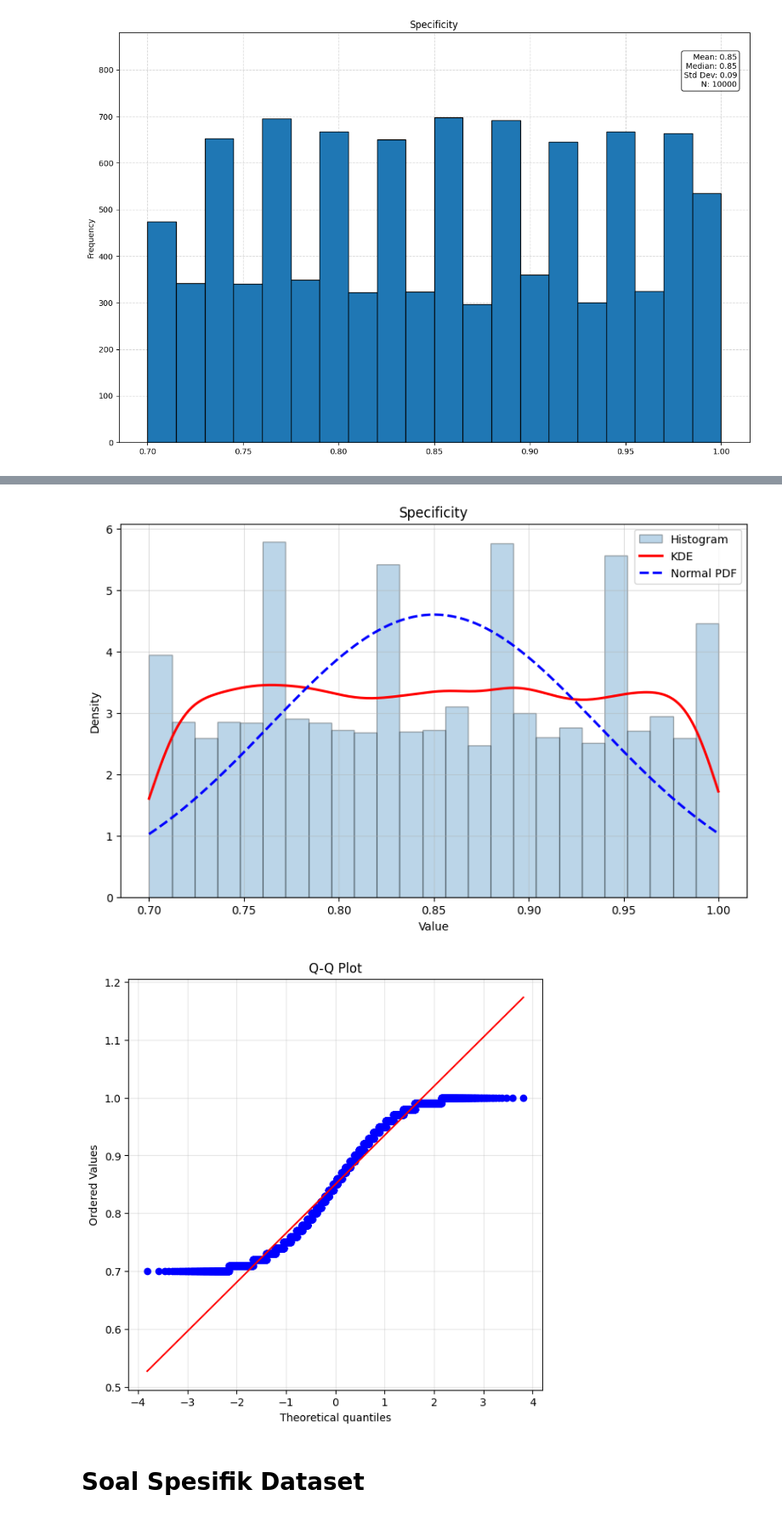
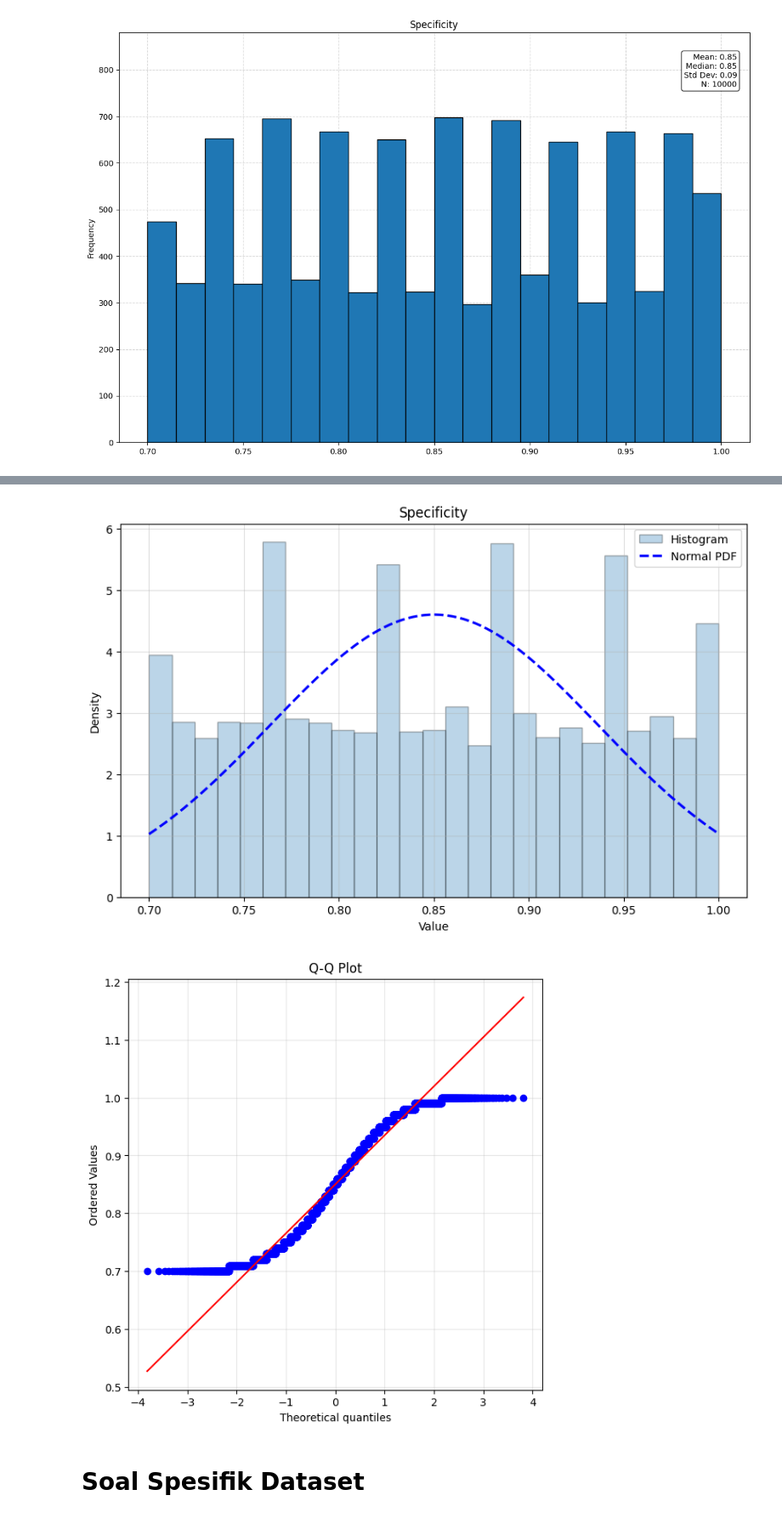
Before and after one commit to An-Dafa/IF2120-Tugas-Besar-Probabilitas-Statistika, a Jupyter notebook: CLE_13524038_13524059.ipynb, the cells around one changed output, grey strips where cells are left out. Shown at 85% size. Cells and saved outputs as stored; diff of their text form; code cells hidden in the pictures.

```diff
--- a/CLE_13524038_13524059.ipynb
+++ b/CLE_13524038_13524059.ipynb
@@ -526,7 +525,7 @@ def cari_outlier_kategori(data, threshold_persen = 0.01):
 
     return list_outlier, laporan
 
-kolom_dikecualikan = ["Patient ID", "Medication Usage"]
+kolom_dikecualikan = ["Patient ID", "Medication Usage", "Visual Symptoms"]
 for kolom in data_kategori.columns:
     if kolom in kolom_dikecualikan:
         continue
@@ -2149,34 +2193,30 @@ plt.show()
 # %%
 mean = np.mean(data_numerik["Specificity"])
 std = np.std(data_numerik["Specificity"])
 
 x = np.linspace(min(data_numerik["Specificity"]), max(data_numerik["Specificity"]), 200)
 
-kde = gaussian_kde(data_numerik["Specificity"])
-kde_values = kde(x)
-
 normal_pdf = norm.pdf(x, mean, std)
 
 plt.figure(figsize=(10, 6))
 plt.hist(data_numerik["Specificity"], bins=25, density=True, alpha=0.3, edgecolor='black', label="Histogram")
-plt.plot(x, kde_values, linewidth=2.2, label="KDE", color="red")
 plt.plot(x, normal_pdf, linewidth=2.2, linestyle="--", label="Normal PDF", color="blue")
 
 plt.title("Specificity")
 plt.xlabel("Value")
 plt.ylabel("Density")
 plt.grid(alpha=0.4)
 plt.legend()
 plt.show()
 
 
 plt.figure(figsize=(7, 7))
 probplot(data_numerik["Specificity"], dist="norm", plot=plt)
 plt.title("Q-Q Plot")
 plt.grid(alpha=0.3)
 plt.show()
 # %% [output]
-[figure, old version]
+[figure, new version]
 [figure]
 # %% [markdown]
 # Soal Spesifik Dataset
```
Also changed, not shown: parts of 58 cells of this notebook.
